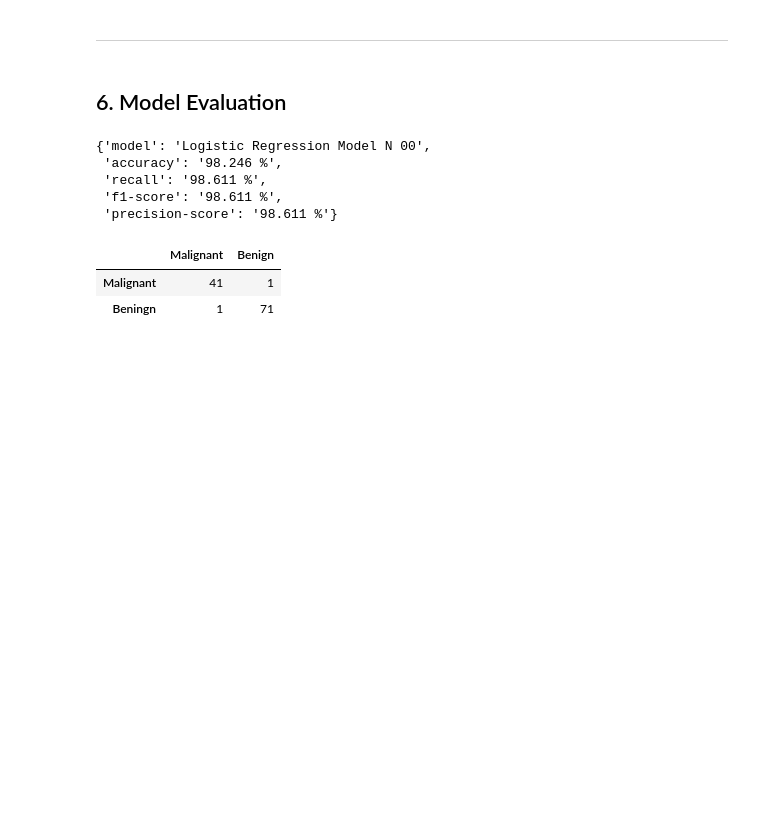
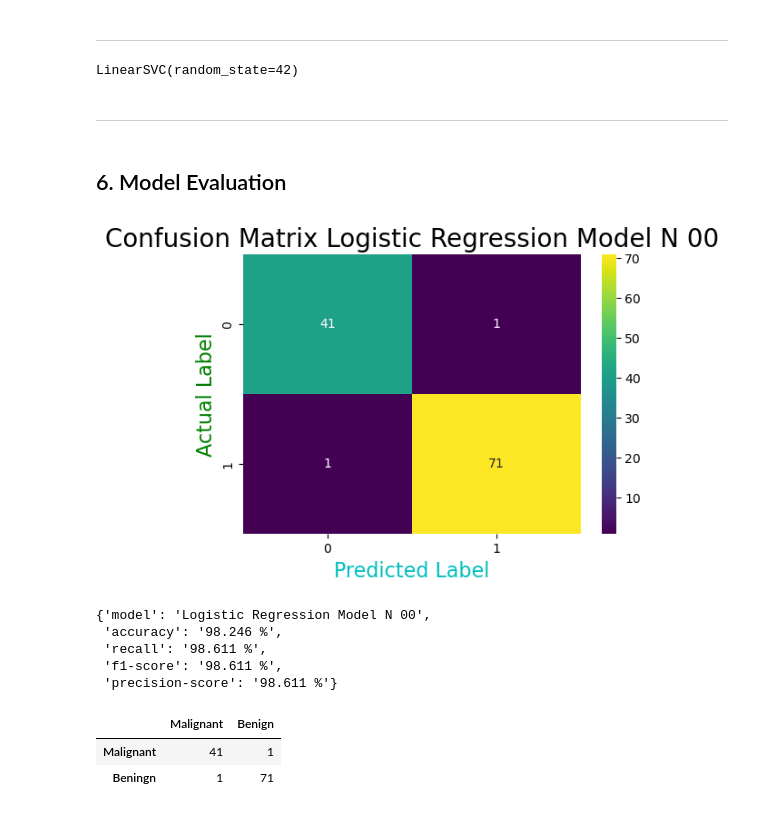
Before and after one commit to snowden1010/Breast-Cancer, a Jupyter notebook: Breast-Cancer-Classification.ipynb, the cells around one changed output. Cells and saved outputs as stored; diff of their text form; code cells hidden in the pictures; blank space fills up the shorter version.

Commit message:
Trained Linear SVC model on the data & evaluated it

```diff
--- a/Breast-Cancer-Classification.ipynb
+++ b/Breast-Cancer-Classification.ipynb
@@ -434,14 +437,22 @@ lr_model.fit(X_train_scaled, y_train)
 LogisticRegression(max_iter=1000, random_state=42)
 # %% [markdown]
 <hr>
+# %%
+l_svc_model = LinearSVC(random_state=42, max_iter=1000)
+l_svc_model.fit(X_train_scaled, y_train)
+# %% [output]
+LinearSVC(random_state=42)
+# %% [markdown]
+<hr>
 # %% [markdown]
 ## 6. Model Evaluation
 # %%
 from helper_functions.helper_functions import evaluate_model
 
-lr_model_profile = evaluate_model(lr_model, "Logistic Regression Model N 00", X_test_scaled, y_test)
-lr_model_profile
+lr_model_metrics = evaluate_model(lr_model, "Logistic Regression Model N 00", X_test_scaled, y_test)
+lr_model_metrics
 # %% [output]
+[figure, added]
 {'model': 'Logistic Regression Model N 00',
  'accuracy': '98.246 %',
  'recall': '98.611 %',
```
Also changed, not shown: parts of 3 cells of this notebook, 1 other file.
